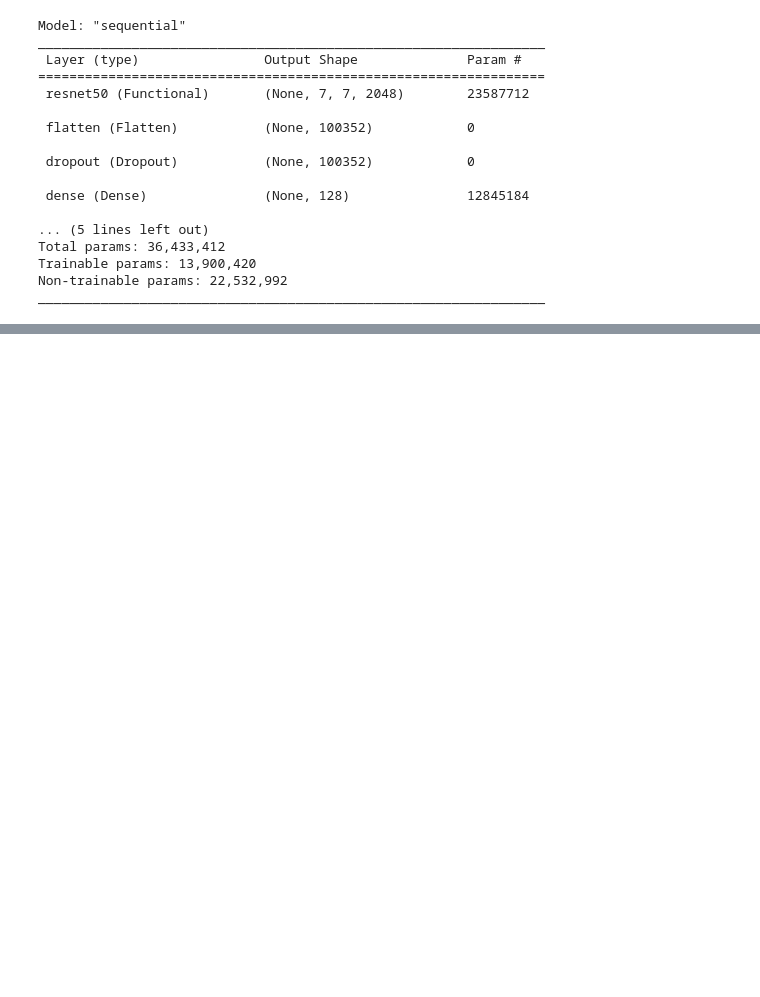
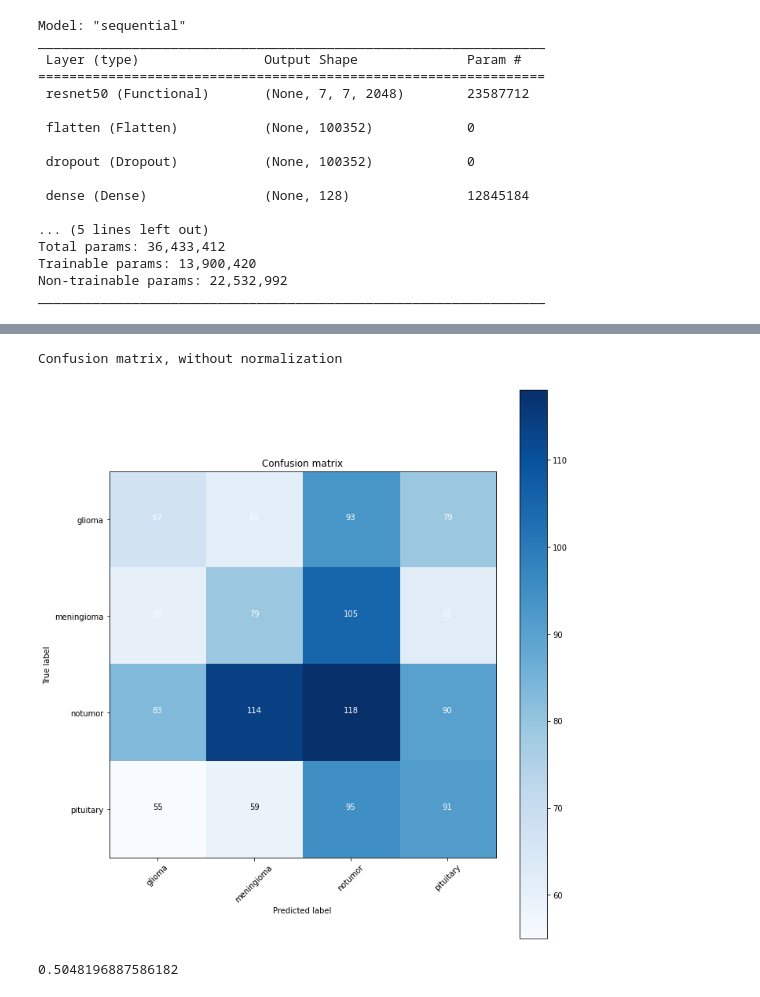
Before and after one commit to teresafasolo/ter, a Jupyter notebook: tumor_classification.ipynb, the cells around one changed output, grey strips where cells are left out. Saved outputs shown, nothing was run; the diff lists cells and outputs as text; code cells hidden in the pictures; blank space fills up the shorter version.

```diff
--- a/tumor_classification.ipynb
+++ b/tumor_classification.ipynb
@@ -304,0 +431,4 @@ plt.show()
+# %%
+#Mediante il metodo predict eseguiamo una predizione circa una nuova istanza.
+test_pred2=model2.predict(test_gen)
+test_pred2
@@ -304,0 +444,20 @@ plt.show()
+# %%
+#finding the class by np.argmax() from each prediction
+test_pred_class2=[]
+test_labels_class2=[]
+for i,pred in enumerate(test_pred2):
+    test_pred_class2.append(np.int(np.argmax(pred)))
+
+for i,pred in enumerate(test_labels):
+    test_labels_class2.append(np.int(np.argmax(pred)))
+# %%
+cm2 = confusion_matrix(test_labels_class2, test_pred_class2)
+labels2 =list(index_to_labels.values())
+plot_confusion_matrix(cm2,labels2)
+# %% [output]
+Confusion matrix, without normalization
+[figure, added]
+# %%
+roc_auc_score(test_labels,test_pred2)
+# %% [output]
+0.5048196887586182
```
Also changed, not shown: parts of 25 cells of this notebook.
